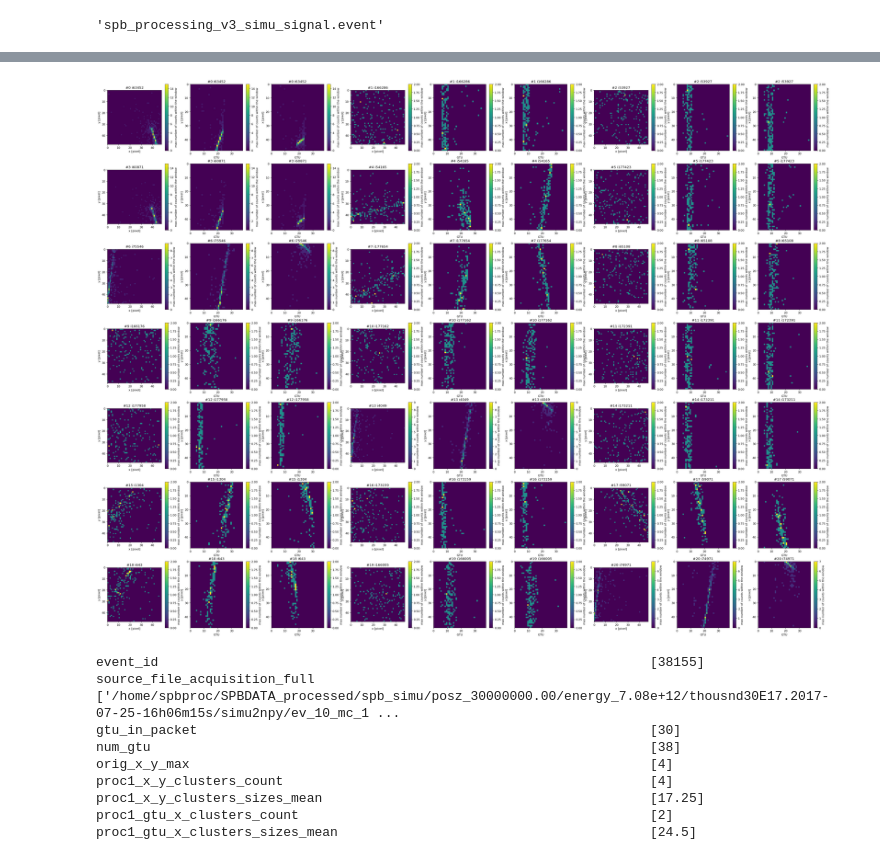
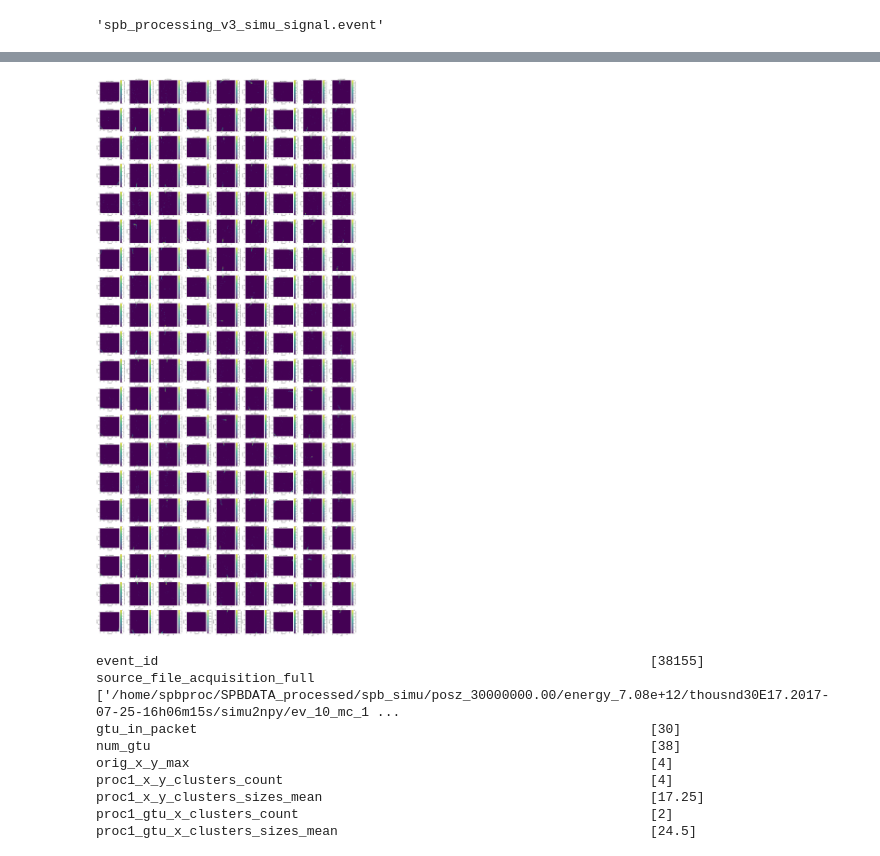
Before and after one commit to vrabelmichal/euso-patt-reco-notebooks, a Jupyter notebook: notebooks/ver3_simu_signal_test_selection2.ipynb, the cells around one changed output, grey strips where cells are left out. Cells and saved outputs as stored; diff of their text form; code cells hidden in the pictures.

Commit message:
tuning simu signal selection

```diff
--- a/notebooks/ver3_simu_signal_test_selection2.ipynb
+++ b/notebooks/ver3_simu_signal_test_selection2.ipynb
@@ -378,5 +384,3 @@ def filter_events(data_df):
     return limited_max_peak_df
 
 limited_max_peak_df = filter_events(data_df)
-# %%
-limited_max_peak_df = limited_max_peak_df[ limited_max_peak_df['orig_x_y_max'] > 1 ]
@@ -386,0 +391,11 @@ print(len(limited_max_peak_df))
+# %%
+t_selector = ~(
+    ((limited_max_peak_df['proc1_x_y_hough_peak_thr1_line_clusters_max_sum_clu_width'] < 40) & \
+     (limited_max_peak_df['proc1_gtu_x_hough_peak_thr1_line_clusters_max_sum_clu_width'] < 40)) | \
+    ((limited_max_peak_df['proc1_x_y_hough_peak_thr1_line_clusters_max_sum_clu_width'] < 40) & \
+     (limited_max_peak_df['proc1_gtu_y_hough_peak_thr1_line_clusters_max_sum_clu_width'] < 40)) | \
+    ((limited_max_peak_df['proc1_gtu_x_hough_peak_thr1_line_clusters_max_sum_clu_width'] < 40) & \
+     (limited_max_peak_df['proc1_gtu_y_hough_peak_thr1_line_clusters_max_sum_clu_width'] < 40))
+)
+#
+#
@@ -386,0 +422,5 @@ print(len(limited_max_peak_df))
+# %%
+data_to_vis_df = limited_max_peak_df[ t_selector & \
+                                     (limited_max_peak_df['proc1_x_y_clusters_sizes_max'] < 20)
+                                    ].sort_values(
+    by='proc1_x_y_clusters_sizes_max',ascending=False)
@@ -387,8 +445,9 @@ print(len(limited_max_peak_df))
 # %%
-data_to_vis_df = limited_max_peak_df.sort_values(by='proc1_x_y_clusters_sizes_max',ascending=False).iloc[20:]
+# data_to_vis_df = limited_max_peak_df.sort_values(by='proc1_x_y_clusters_sizes_max',ascending=False).iloc[20:]
 # for i, v in enumerate(data_to_vis_df['proc1_x_y_clusters_sizes_max'].head(50)):
 #     print (i, v)
 data_to_vis_df[['event_id',
+                'orig_x_y_mean_gz',
                 'proc1_x_y_clusters_sizes_max',
                'proc1_x_y_hough_peak_thr1_line_clusters_max_sum_clu_width',
                'proc1_gtu_x_hough_peak_thr1_line_clusters_max_sum_clu_width',
@@ -420,3 +479,3 @@ data_to_vis_df[['event_id',
 # %%
-show_simu_events(data_to_vis_df)
+show_simu_events(data_to_vis_df,nrows=20)
 # %% [output]
@@ -440,4 +499,4 @@ len(event_frames)=41 n_event_frames_count=38 n_event_frames.shape=(38, 48, 48) n
-[figure, old version]
+[figure, new version]
 # %%
 # 11198
 for k,v in limited_max_peak_df[ limited_max_peak_df['event_id']==38155 ].iteritems():
```
Also changed, not shown: parts of 20 cells of this notebook, 1 other file.
